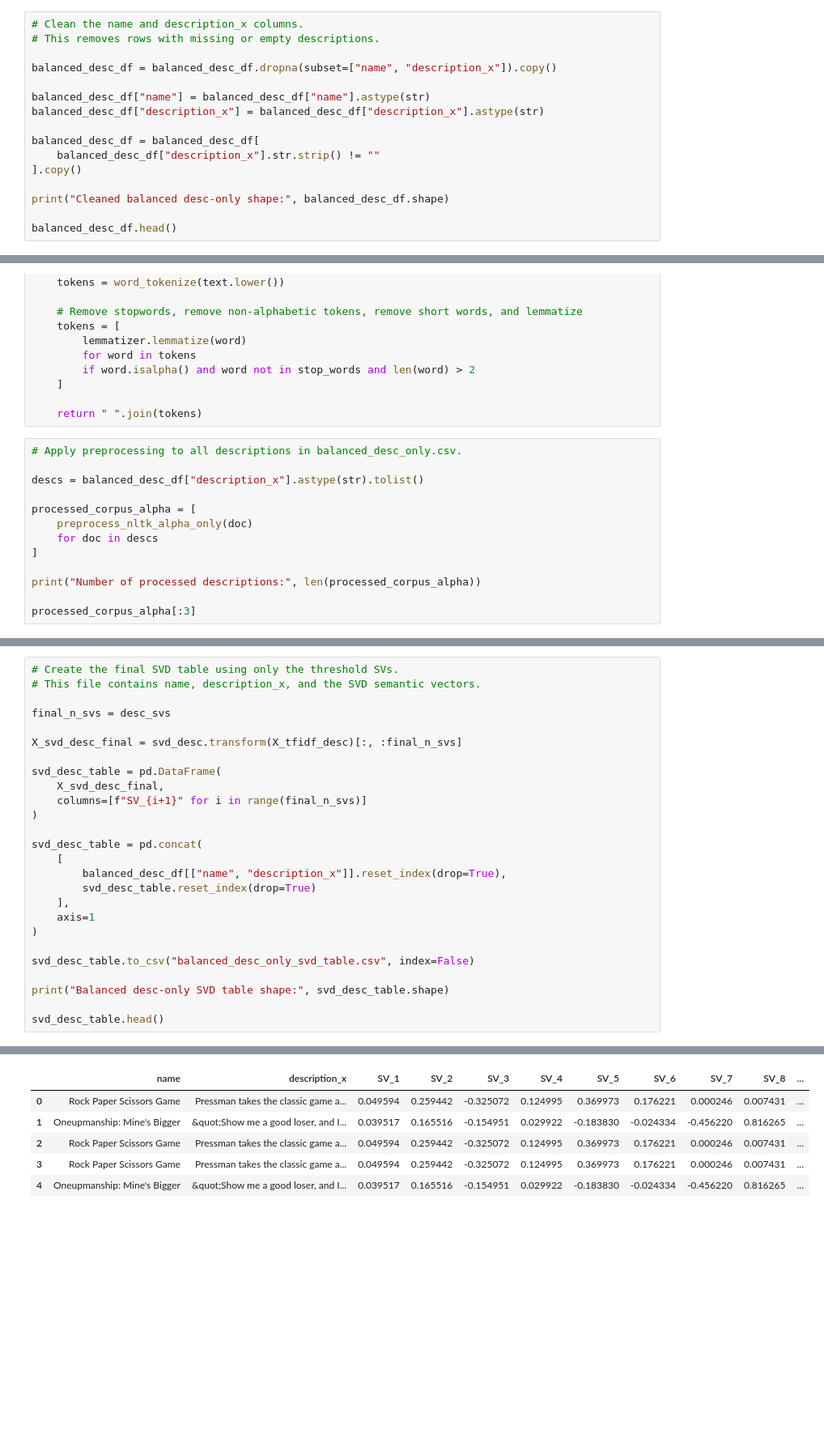
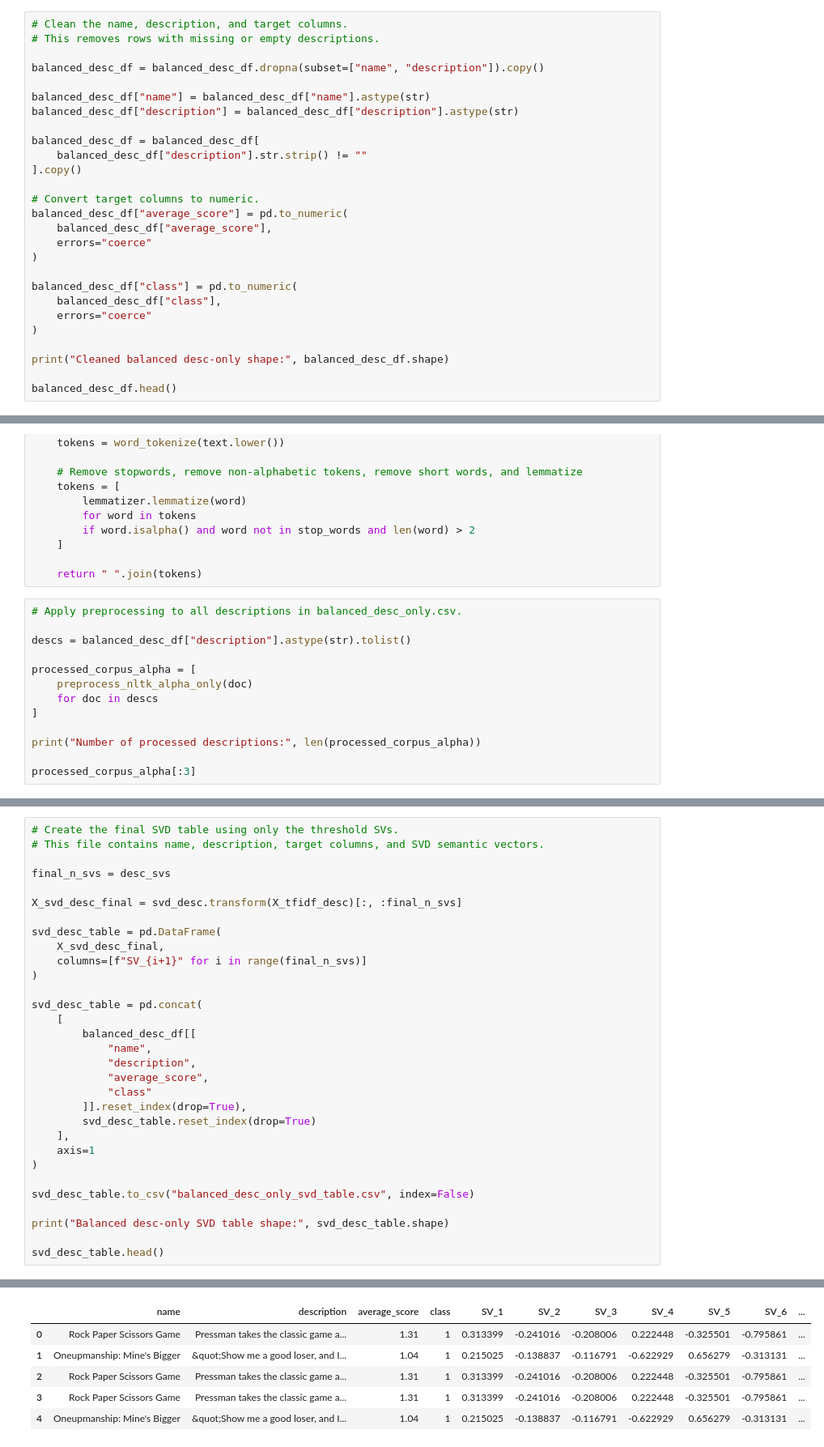
Before and after one commit to qigol/ml1-project-lt4, a Jupyter notebook: working-notebooks/brit/svd with balanced_desc_only.ipynb, the cells around one changed output, grey strips where cells are left out. Shown at 81% size. Drawn from its saved outputs; the diff is of its cells as text; blank space fills up the shorter version.

```diff
--- a/working-notebooks/brit/svd with balanced_desc_only.ipynb
+++ b/working-notebooks/brit/svd with balanced_desc_only.ipynb
@@ -56,15 +56,26 @@ Columns: ['Unnamed: 0', 'name', 'description_x']
 # %%
-# Clean the name and description_x columns.
+# Clean the name, description, and target columns.
 # This removes rows with missing or empty descriptions.
 
-balanced_desc_df = balanced_desc_df.dropna(subset=["name", "description_x"]).copy()
+balanced_desc_df = balanced_desc_df.dropna(subset=["name", "description"]).copy()
 
 balanced_desc_df["name"] = balanced_desc_df["name"].astype(str)
-balanced_desc_df["description_x"] = balanced_desc_df["description_x"].astype(str)
+balanced_desc_df["description"] = balanced_desc_df["description"].astype(str)
 
 balanced_desc_df = balanced_desc_df[
-    balanced_desc_df["description_x"].str.strip() != ""
+    balanced_desc_df["description"].str.strip() != ""
 ].copy()
+
+# Convert target columns to numeric.
+balanced_desc_df["average_score"] = pd.to_numeric(
+    balanced_desc_df["average_score"],
+    errors="coerce"
+)
+
+balanced_desc_df["class"] = pd.to_numeric(
+    balanced_desc_df["class"],
+    errors="coerce"
+)
 
 print("Cleaned balanced desc-only shape:", balanced_desc_df.shape)
 
@@ -105,7 +116,7 @@ def preprocess_nltk_alpha_only(text):
 # %%
 # Apply preprocessing to all descriptions in balanced_desc_only.csv.
 
-descs = balanced_desc_df["description_x"].astype(str).tolist()
+descs = balanced_desc_df["description"].astype(str).tolist()
 
 processed_corpus_alpha = [
     preprocess_nltk_alpha_only(doc)
@@ -196,6 +207,6 @@ plt.show()
 # %%
 # Create the final SVD table using only the threshold SVs.
-# This file contains name, description_x, and the SVD semantic vectors.
+# This file contains name, description, target columns, and SVD semantic vectors.
 
 final_n_svs = desc_svs
 
@@ -208,7 +219,12 @@ svd_desc_table = pd.DataFrame(
 
 svd_desc_table = pd.concat(
     [
-        balanced_desc_df[["name", "description_x"]].reset_index(drop=True),
+        balanced_desc_df[[
+            "name",
+            "description",
+            "average_score",
+            "class"
+        ]].reset_index(drop=True),
         svd_desc_table.reset_index(drop=True)
     ],
     axis=1
@@ -224,6 +240,6 @@ Balanced desc-only SVD table shape: (8193, 720)
-|  | name | description_x | SV_1 | SV_2 | SV_3 | SV_4 | SV_5 | SV_6 | SV_7 | SV_8 | ... |
-| 0 | Rock Paper Scissors Game | Pressman takes the classic game a... | 0.049594 | 0.259442 | -0.325072 | 0.124995 | 0.369973 | 0.176221 | 0.000246 | 0.007431 | ... |
-| 1 | Oneupmanship: Mine's Bigger | &quot;Show me a good loser, and I... | 0.039517 | 0.165516 | -0.154951 | 0.029922 | -0.183830 | -0.024334 | -0.456220 | 0.816265 | ... |
-| 2 | Rock Paper Scissors Game | Pressman takes the classic game a... | 0.049594 | 0.259442 | -0.325072 | 0.124995 | 0.369973 | 0.176221 | 0.000246 | 0.007431 | ... |
-| 3 | Rock Paper Scissors Game | Pressman takes the classic game a... | 0.049594 | 0.259442 | -0.325072 | 0.124995 | 0.369973 | 0.176221 | 0.000246 | 0.007431 | ... |
-| 4 | Oneupmanship: Mine's Bigger | &quot;Show me a good loser, and I... | 0.039517 | 0.165516 | -0.154951 | 0.029922 | -0.183830 | -0.024334 | -0.456220 | 0.816265 | ... |
+|  | name | description | average_score | class | SV_1 | SV_2 | SV_3 | SV_4 | SV_5 | SV_6 | ... |
+| 0 | Rock Paper Scissors Game | Pressman takes the classic game a... | 1.31 | 1 | 0.313399 | -0.241016 | -0.208006 | 0.222448 | -0.325501 | -0.795861 | ... |
+| 1 | Oneupmanship: Mine's Bigger | &quot;Show me a good loser, and I... | 1.04 | 1 | 0.215025 | -0.138837 | -0.116791 | -0.622929 | 0.656279 | -0.313131 | ... |
+| 2 | Rock Paper Scissors Game | Pressman takes the classic game a... | 1.31 | 1 | 0.313399 | -0.241016 | -0.208006 | 0.222448 | -0.325501 | -0.795861 | ... |
+| 3 | Rock Paper Scissors Game | Pressman takes the classic game a... | 1.31 | 1 | 0.313399 | -0.241016 | -0.208006 | 0.222448 | -0.325501 | -0.795861 | ... |
+| 4 | Oneupmanship: Mine's Bigger | &quot;Show me a good loser, and I... | 1.04 | 1 | 0.215025 | -0.138837 | -0.116791 | -0.622929 | 0.656279 | -0.313131 | ... |
```
Also changed, not shown: parts of 10 cells of this notebook.
